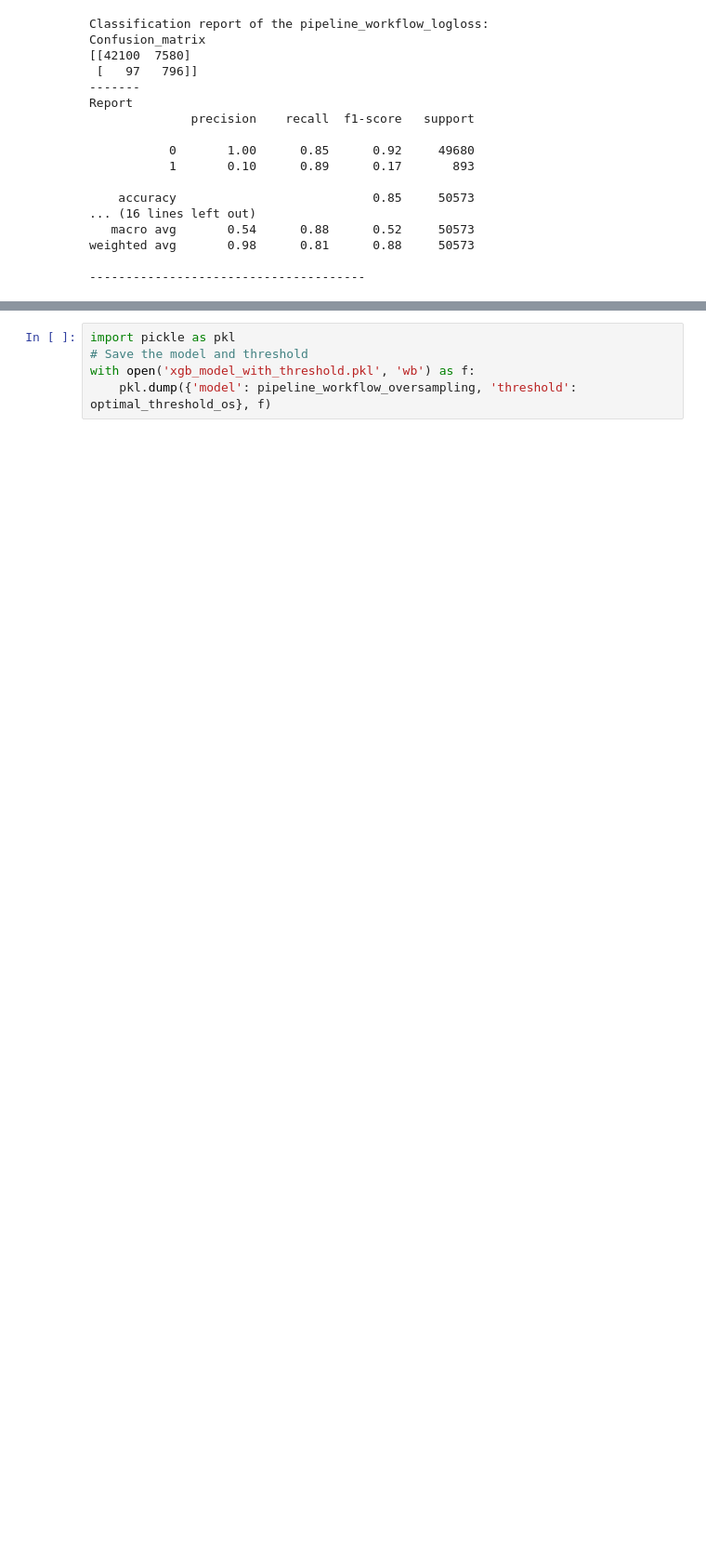
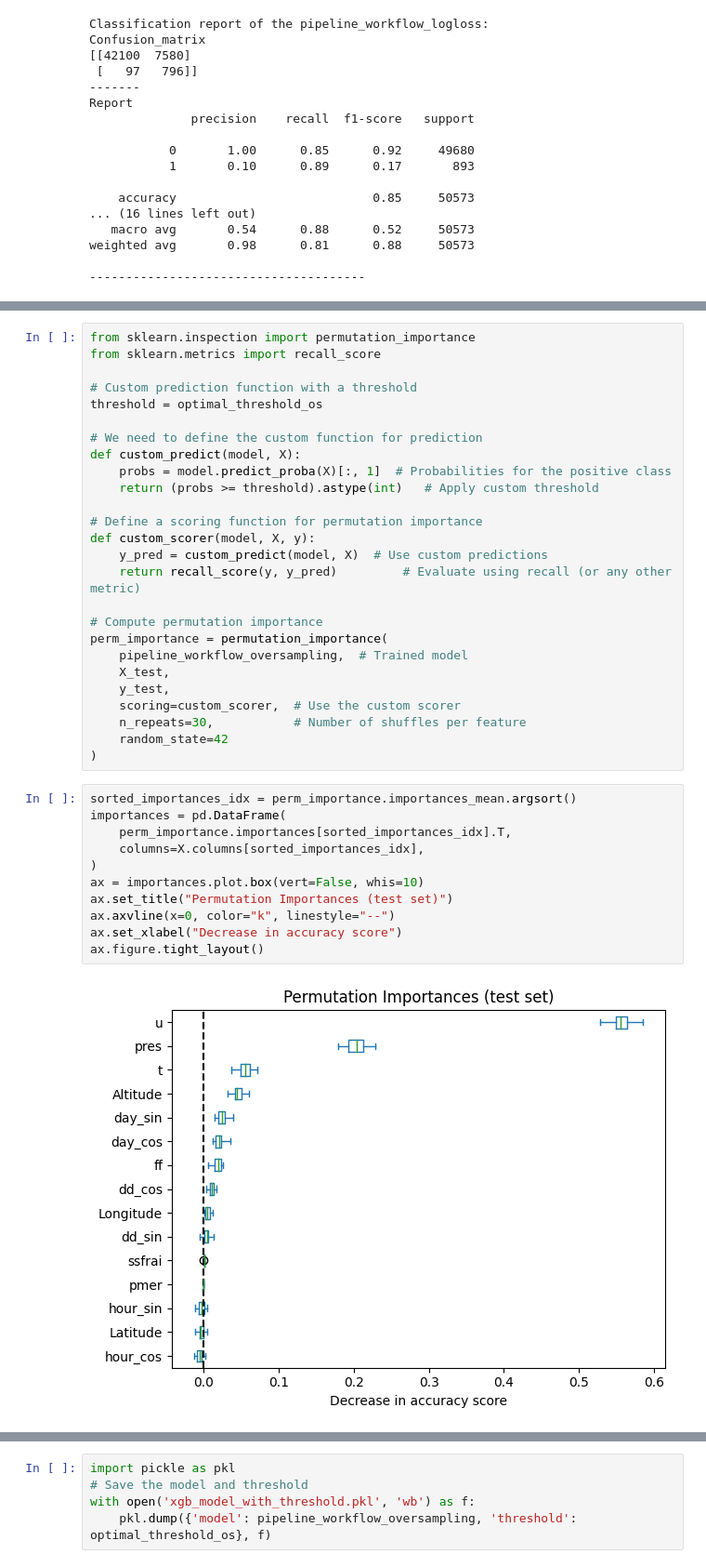
Before and after one commit to J-Pouzoulet/rain_classifier, a Jupyter notebook: main.ipynb, the cells around one changed output, grey strips where cells are left out. Shown at 93% size. Saved outputs shown, nothing was run; the diff lists cells and outputs as text; blank space fills up the shorter version.

```diff
--- a/main.ipynb
+++ b/main.ipynb
@@ -602,0 +638,39 @@ We can now see that the model with oversampling has a better performance than th
+# %%
+from sklearn.inspection import permutation_importance
+from sklearn.metrics import recall_score
+
+# Custom prediction function with a threshold
+threshold = optimal_threshold_os
+
+# We need to define the custom function for prediction
+def custom_predict(model, X):
+    probs = model.predict_proba(X)[:, 1]  # Probabilities for the positive class
+    return (probs >= threshold).astype(int)   # Apply custom threshold
+
+# Define a scoring function for permutation importance
+def custom_scorer(model, X, y):
+    y_pred = custom_predict(model, X)  # Use custom predictions
+    return recall_score(y, y_pred)         # Evaluate using recall (or any other metric)
+
+# Compute permutation importance
+perm_importance = permutation_importance(
+    pipeline_workflow_oversampling,  # Trained model
+    X_test,
+    y_test,
+    scoring=custom_scorer,  # Use the custom scorer
+    n_repeats=30,           # Number of shuffles per feature
+    random_state=42
+)
+# %%
+sorted_importances_idx = perm_importance.importances_mean.argsort()
+importances = pd.DataFrame(
+    perm_importance.importances[sorted_importances_idx].T,
+    columns=X.columns[sorted_importances_idx],
+)
+ax = importances.plot.box(vert=False, whis=10)
+ax.set_title("Permutation Importances (test set)")
+ax.axvline(x=0, color="k", linestyle="--")
+ax.set_xlabel("Decrease in accuracy score")
+ax.figure.tight_layout()
+# %% [output]
+[figure, added]
```
Also changed, not shown: parts of 18 cells of this notebook, 1 other file.
